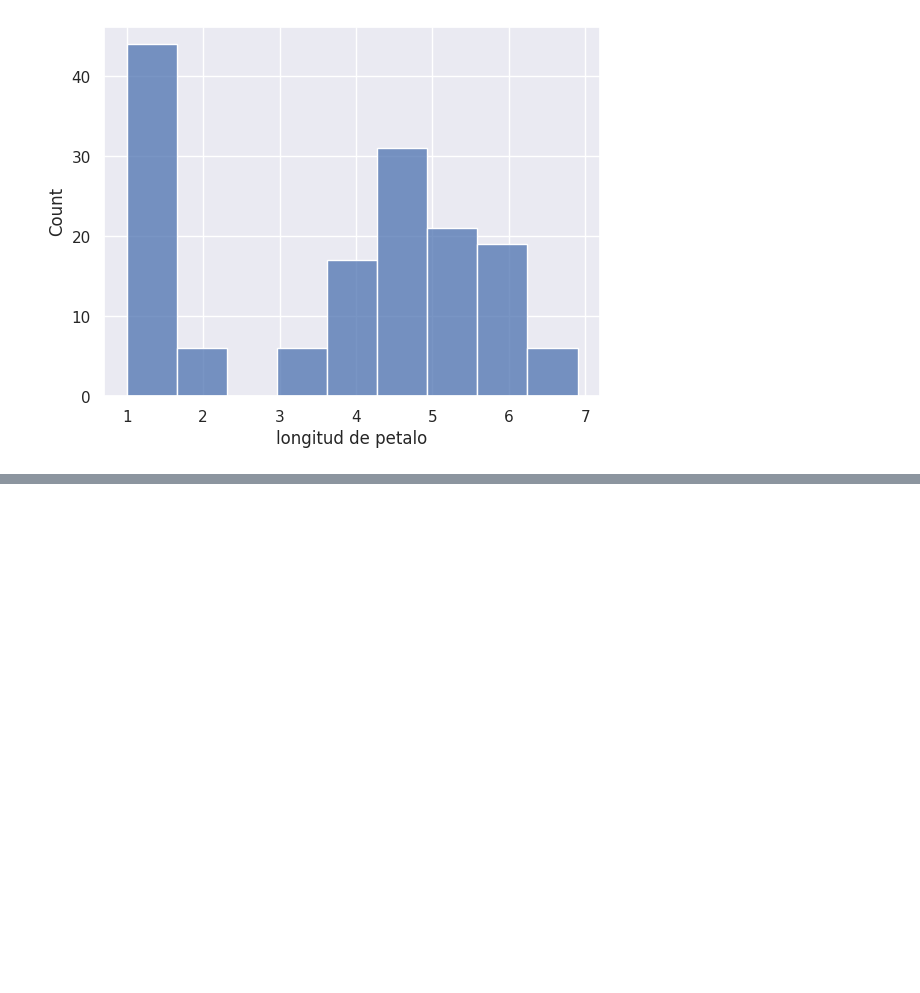
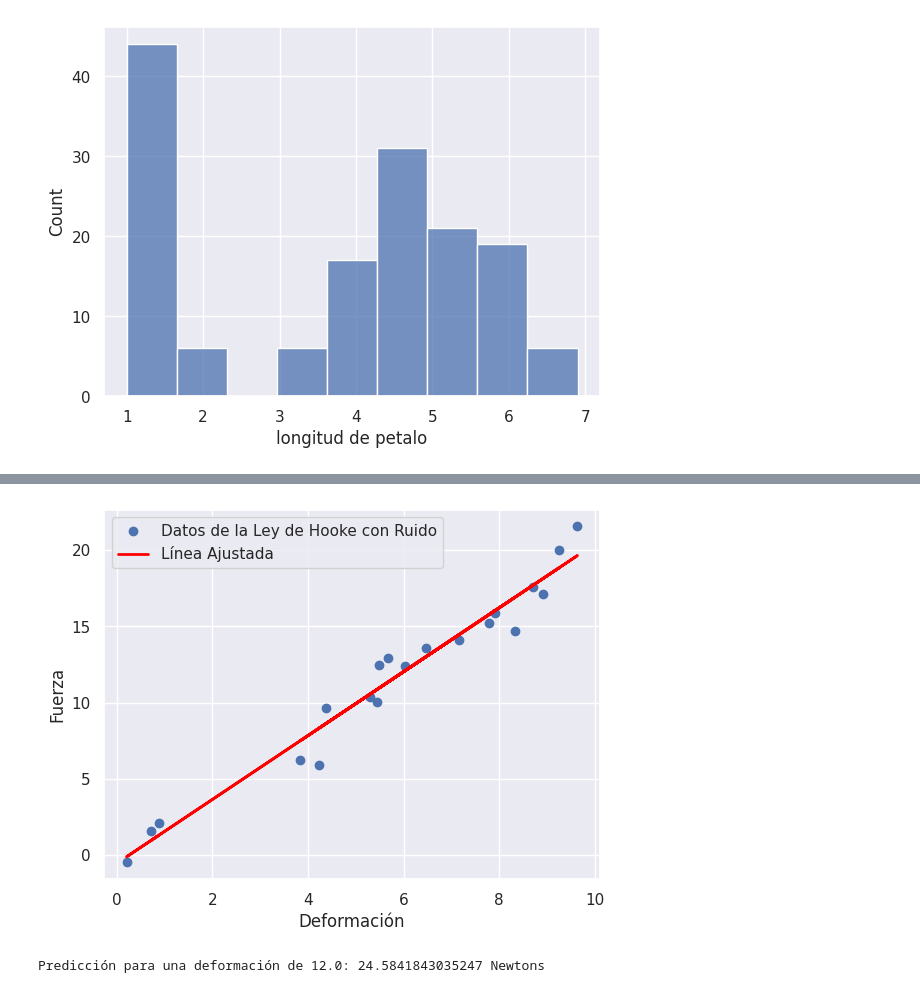
Before and after one commit to Fermionpass/IO, a Jupyter notebook: Data_maipulation_.ipynb, the cells around one changed output, grey strips where cells are left out. Saved outputs shown, nothing was run; the diff lists cells and outputs as text; code cells hidden in the pictures; blank space fills up the shorter version.

```diff
--- a/Data_maipulation_.ipynb
+++ b/Data_maipulation_.ipynb
@@ -607,0 +621,32 @@ sns.histplot(data = datos, x ="longitud de petalo")
+# %%
+#Importamos la paqueteria de Skelarn
+
+from sklearn.linear_model import LinearRegression
+
+# Generar un conjunto de datos aleatorios para la Ley de Hooke
+np.random.seed(0)  # Fijamos la semilla para reproducibilidad
+x = np.random.rand(20) * 10  # Valores aleatorios para la deformación
+y = 2 * x + np.random.randn(20)  # Aplicamos la Ley de Hooke con
+
+# Generamos el modelo lineal
+model = LinearRegression()
+
+# Ajustar el modelo a los datos
+x = x.reshape(-1, 1)  # Requerido por scikit-learn
+model.fit(x, y) # Ajustamos el modelo a los datos
+
+# Visualizar los datos y la línea ajustada
+plt.scatter(x, y, label='Datos de la Ley de Hooke con Ruido')
+plt.plot(x, model.predict(x), color='red', linewidth=2, label='Línea Ajustada')
+plt.xlabel('Deformación')
+plt.ylabel('Fuerza')
+plt.legend()
+plt.show()
+
+# Predecir un valor fuera del conjunto de datos
+nueva_deformacion = np.array([[12.0]])  # Valor fuera del conjunto original
+prediccion = model.predict(nueva_deformacion)
+print(f'Predicción para una deformación de {nueva_deformacion[0,0]}: {prediccion[0]}'' Newtons')
+# %% [output]
+[figure, added]
+Predicción para una deformación de 12.0: 24.5841843035247 Newtons
```
Also changed, not shown: parts of 5 cells of this notebook.
